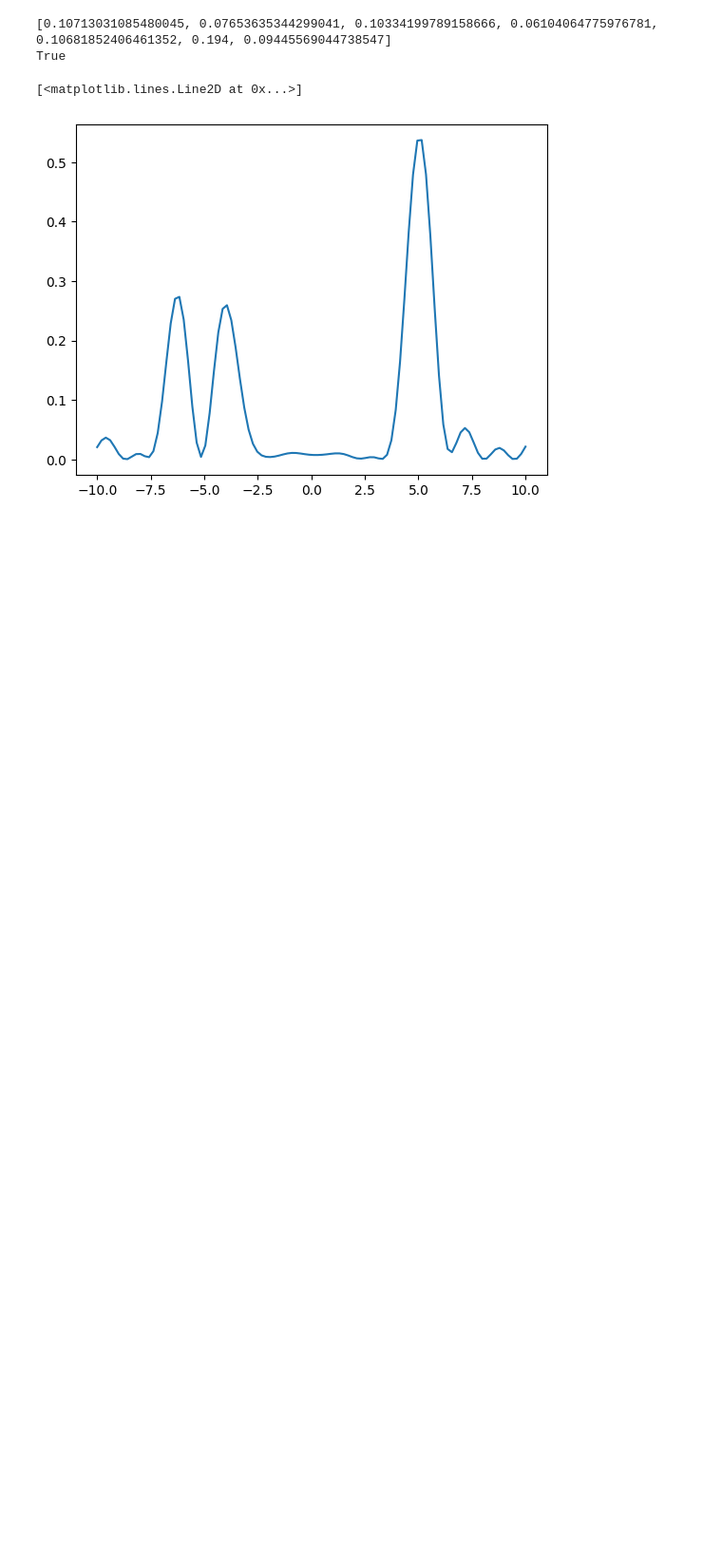
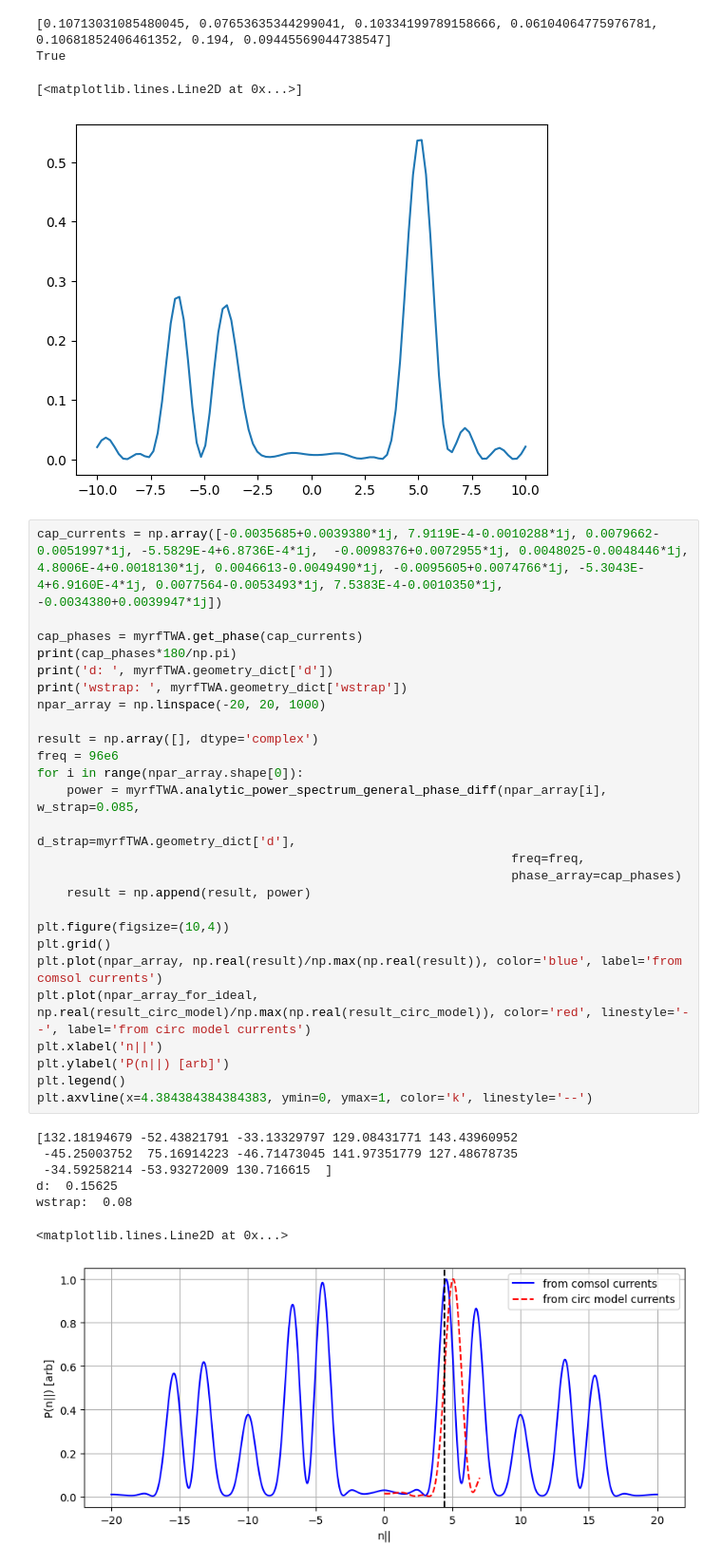
Before and after one commit to vandelij/TWA_circuit, a Jupyter notebook: longer_caps_CF_13straps_two_passive.ipynb, the cells around one changed output. Shown at 95% size. Drawn from its saved outputs; the diff is of its cells as text; blank space fills up the shorter version.

```diff
--- a/longer_caps_CF_13straps_two_passive.ipynb
+++ b/longer_caps_CF_13straps_two_passive.ipynb
@@ -536,3 +537,37 @@ plt.plot(npar_array, npar_spec_found)
 True
 [<matplotlib.lines.Line2D at 0x...>]
 [figure]
+# %%
+cap_currents = np.array([-0.0035685+0.0039380*1j, 7.9119E-4-0.0010288*1j, 0.0079662-0.0051997*1j, -5.5829E-4+6.8736E-4*1j,	-0.0098376+0.0072955*1j, 0.0048025-0.0048446*1j, 4.8006E-4+0.0018130*1j, 0.0046613-0.0049490*1j, -0.0095605+0.0074766*1j, -5.3043E-4+6.9160E-4*1j, 0.0077564-0.0053493*1j, 7.5383E-4-0.0010350*1j, -0.0034380+0.0039947*1j])
+
+cap_phases = myrfTWA.get_phase(cap_currents)
+print(cap_phases*180/np.pi)
+print('d: ', myrfTWA.geometry_dict['d'])
+print('wstrap: ', myrfTWA.geometry_dict['wstrap'])
+npar_array = np.linspace(-20, 20, 1000)
+
+result = np.array([], dtype='complex')
+freq = 96e6
+for i in range(npar_array.shape[0]):
+    power = myrfTWA.analytic_power_spectrum_general_phase_diff(npar_array[i], w_strap=0.085,
+                                                                d_strap=myrfTWA.geometry_dict['d'],
+                                                                freq=freq,
+                                                                phase_array=cap_phases)
+    result = np.append(result, power)
+
+plt.figure(figsize=(10,4))
+plt.grid()
+plt.plot(npar_array, np.real(result)/np.max(np.real(result)), color='blue', label='from comsol currents')
+plt.plot(npar_array_for_ideal, np.real(result_circ_model)/np.max(np.real(result_circ_model)), color='red', linestyle='--', label='from circ model currents')
+plt.xlabel('n||')
+plt.ylabel('P(n||) [arb]')
+plt.legend()
+plt.axvline(x=4.384384384384383, ymin=0, ymax=1, color='k', linestyle='--')
+# %% [output]
+[132.18194679 -52.43821791 -33.13329797 129.08431771 143.43960952
+ -45.25003752  75.16914223 -46.71473045 141.97351779 127.48678735
+ -34.59258214 -53.93272009 130.716615  ]
+d:  0.15625
+wstrap:  0.08
+<matplotlib.lines.Line2D at 0x...>
+[figure, added]
```
Also changed, not shown: parts of 7 cells of this notebook.
